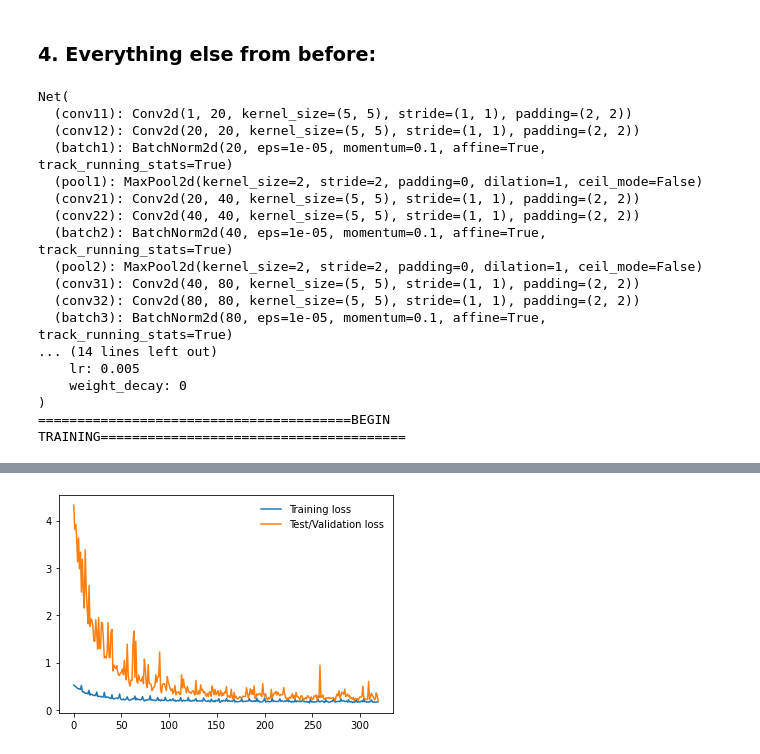
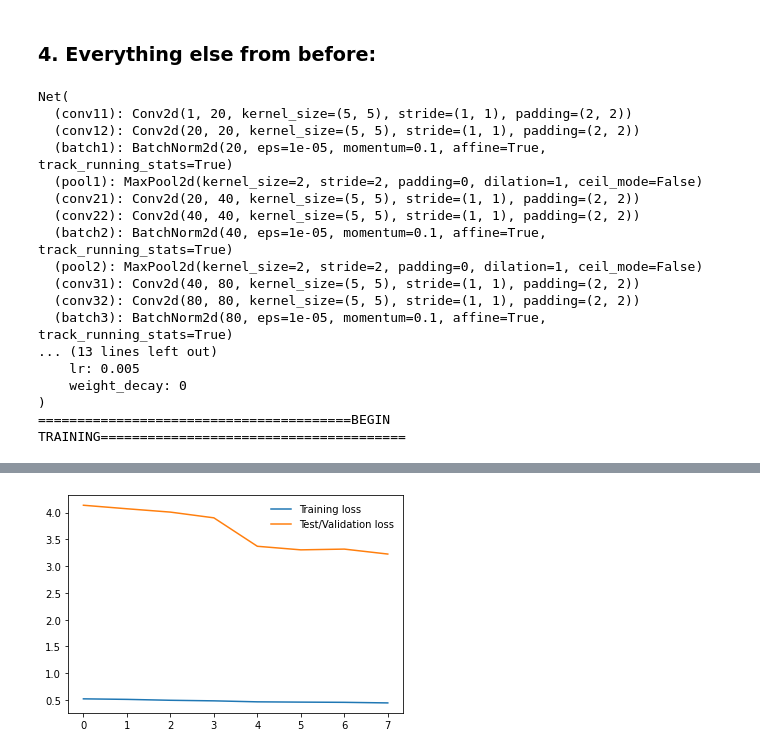
Before and after one commit to lenghuang/picTex, a Jupyter notebook: textDetectModel/mondayZach.ipynb, the cells around one changed output, grey strips where cells are left out. Drawn from its saved outputs; the diff is of its cells as text; code cells hidden in the pictures.

```diff
--- a/textDetectModel/mondayZach.ipynb
+++ b/textDetectModel/mondayZach.ipynb
@@ -198,7 +198,7 @@ class Net(nn.Module):
         self.fc3 = nn.Linear(84, len(classes))
         self.dropconv = nn.Dropout(0.2)
         self.dropfc = nn.Dropout(0.4)
-        self.soft = nn.LogSoftmax(dim=1)
+        # self.soft = nn.LogSoftmax(dim=1)
 
     def forward(self, x):
         x = F.relu(self.conv11(x))
@@ -218,7 +218,7 @@ class Net(nn.Module):
         x = F.relu(self.fc2(x))
         x = self.fc3(x)
         x = self.dropfc(x)
-        x = self.soft(x)
+        # x = self.soft(x) --WAS THIS
         return x
 
 # init the class
@@ -238,9 +238,9 @@ momentum = 0.9
 
 def loss_optim():
     # Loss function:
-    # criterion = nn.CrossEntropyLoss()
+    criterion = nn.CrossEntropyLoss()
     # criterion = nn.MSELoss()
-    criterion = nn.NLLLoss()
+    # criterion = nn.NLLLoss() --WAS THIS
 
     # Optimizer:
     #optimizer = torch.optim.Adamax(model.parameters(), learning_rate, betas=(0.9, 0.999), eps=1e-08, weight_decay=0)
@@ -261,7 +261,7 @@ from torch.autograd import Variable
 def train_network():
 
     # Choose parameters
-    num_epoch = 40
+    num_epoch = 1
     mini_batch = 10 # previously batch_size
     train_losses, test_losses = [], []
     running_loss = 0
@@ -309,7 +309,7 @@ def train_network():
                 model.train()
 
 
-    PATH = './models/pictex_100.pt'
+    PATH = './models/pictexHELP_100.pt'
     torch.save(model.state_dict(), PATH)
     return train_losses, test_losses, PATH
 
@@ -336,7 +336,7 @@ Net(
   (conv31): Conv2d(40, 80, kernel_size=(5, 5), stride=(1, 1), padding=(2, 2))
   (conv32): Conv2d(80, 80, kernel_size=(5, 5), stride=(1, 1), padding=(2, 2))
   (batch3): BatchNorm2d(80, eps=1e-05, momentum=0.1, affine=True, track_running_stats=True)
-... (14 lines left out)
+... (13 lines left out)
     lr: 0.005
     weight_decay: 0
 )
@@ -360,2 +352,2 @@ Net(
 =========================================END TRAINING========================================
-[figure, old version]
+[figure, new version]
```
Also changed, not shown: parts of 2 cells of this notebook, 11 other files.
